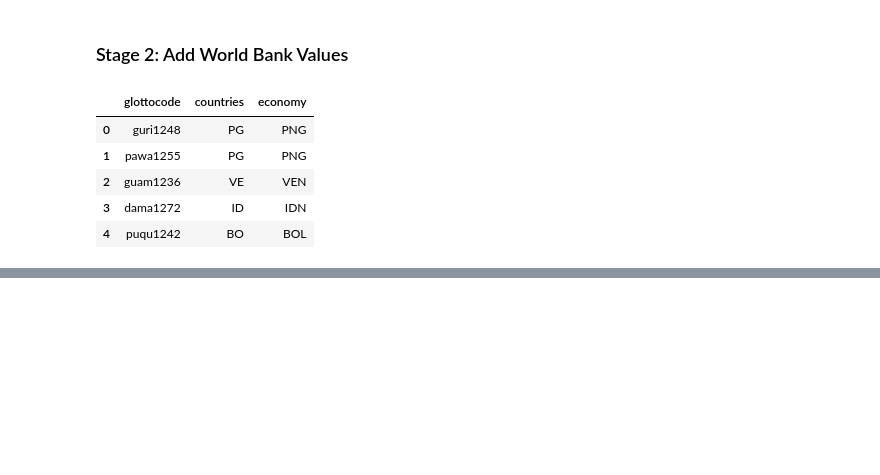
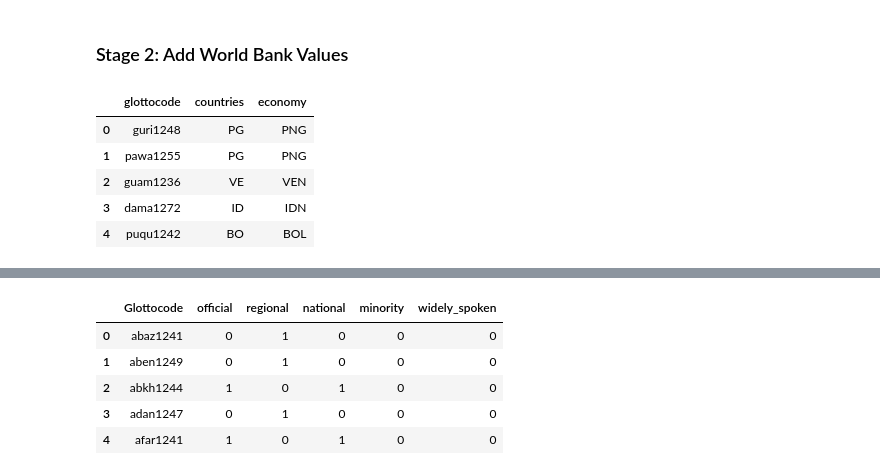
Before and after one commit to jandersen12/Machine-Learning-Endangered-Languages, a Jupyter notebook: Data-Cleaning/data-pipeline.ipynb, the cells around one changed output, grey strips where cells are left out. Drawn from its saved outputs; the diff is of its cells as text; code cells hidden in the pictures; blank space fills up the shorter version.

```diff
--- a/Data-Cleaning/data-pipeline.ipynb
+++ b/Data-Cleaning/data-pipeline.ipynb
@@ -710,5 +727,19 @@ def build_name_lookup(elcat_df, name_col="Name", alias_col="other_names"):
 # %%
-# Apply to elcat dataframe
+# map language names to glottocodes
+name_to_glottocode = {
+    row['name'].lower().strip(): row['glottocode']
+    for _, row in glottolog_df.iterrows()
+}
 
-name_to_glottocode = build_name_lookup(elcat_df)
-elcat_name_list = list(name_to_glottocode.keys())
+# augment with ELCAT alt_names
+for _, row in elcat_df.iterrows():
+    gc = row['Glottocode']
+    for name in [row['Name']]:
+        key = str(name).lower().strip()
+        if key not in name_to_glottocode:
+            name_to_glottocode[key] = gc
+    if pd.notna(row['alt_names']):
+        for alias in re.split(r'[;,|]', str(row['alt_names'])):
+            key = alias.strip().lower()
+            if key and key not in name_to_glottocode:
+                name_to_glottocode[key] = gc
@@ -725,0 +746,28 @@ def fuzzy_match_to_glottocode(wiki_name_normalized, name_lookup, candidates, thr
+# %%
+def wiki_name_to_glottocode(wiki_name, lookup):
+    full = wiki_name.lower().strip()
+    if full in lookup:
+        return lookup[full]
+    # Strip parenthetical and retry
+    base = re.sub(r'\s*\([^)]*\)', '', full).strip()
+    return lookup.get(base)
+# %%
+wiki_lang_df['Glottocode'] = wiki_lang_df['wiki_name'].apply(
+    lambda name: wiki_name_to_glottocode(name, name_to_glottocode)
+)
+
+# Collapse multiple wiki names that resolve to the same glottocode
+flag_cols = ['official', 'regional', 'national', 'minority', 'widely_spoken']
+
+wiki_lang_df = (
+    wiki_lang_df.groupby('Glottocode', as_index=False)[flag_cols].max()
+)
+# %%
+wiki_lang_df.head()
+# %% [output]
+|  | Glottocode | official | regional | national | minority | widely_spoken |
+| 0 | abaz1241 | 0 | 1 | 0 | 0 | 0 |
+| 1 | aben1249 | 0 | 1 | 0 | 0 | 0 |
+| 2 | abkh1244 | 1 | 0 | 1 | 0 | 0 |
+| 3 | adan1247 | 0 | 1 | 0 | 0 | 0 |
+| 4 | afar1241 | 1 | 0 | 1 | 0 | 0 |
```
Also changed, not shown: parts of 29 cells of this notebook.
